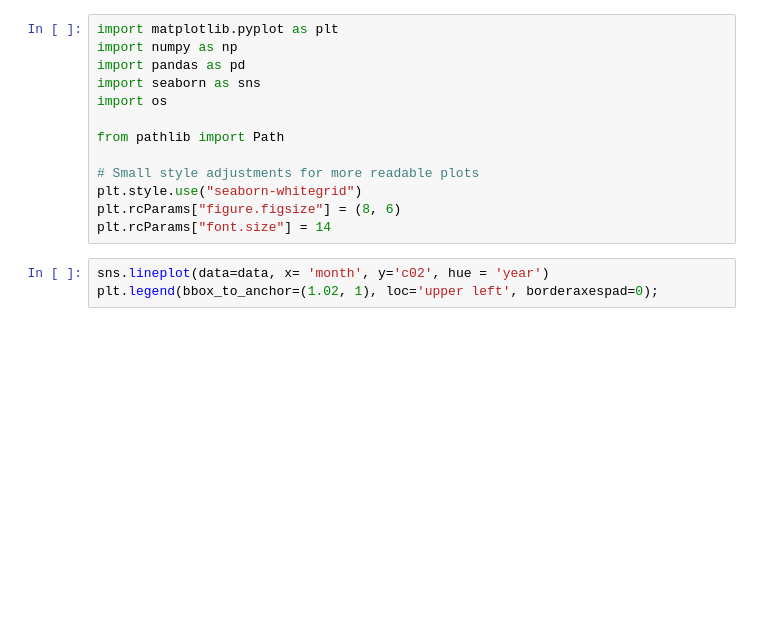
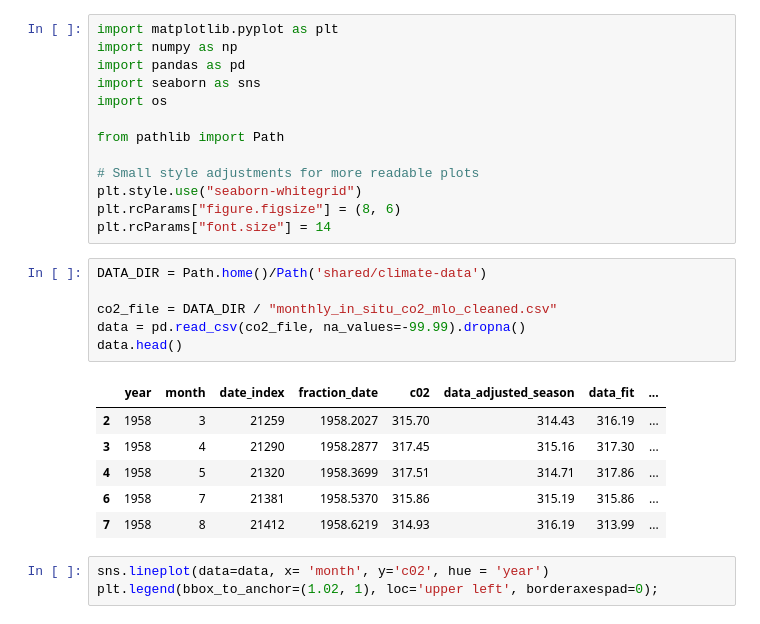
Before and after one commit to UCB-stat-159-s23/hw03-Group14, a Jupyter notebook: climate-Q01.ipynb, the cells around one changed output. Cells and saved outputs as stored; diff of their text form; blank space fills up the shorter version.

Commit message:
added df data

```diff
--- a/climate-Q01.ipynb
+++ b/climate-Q01.ipynb
@@ -13,6 +13,19 @@ from pathlib import Path
 plt.style.use("seaborn-whitegrid")
 plt.rcParams["figure.figsize"] = (8, 6)
 plt.rcParams["font.size"] = 14
+# %%
+DATA_DIR = Path.home()/Path('shared/climate-data')
+
+co2_file = DATA_DIR / "monthly_in_situ_co2_mlo_cleaned.csv"
+data = pd.read_csv(co2_file, na_values=-99.99).dropna()
+data.head()
+# %% [output]
+|  | year | month | date_index | fraction_date | c02 | data_adjusted_season | data_fit | ... |
+| 2 | 1958 | 3 | 21259 | 1958.2027 | 315.70 | 314.43 | 316.19 | ... |
+| 3 | 1958 | 4 | 21290 | 1958.2877 | 317.45 | 315.16 | 317.30 | ... |
+| 4 | 1958 | 5 | 21320 | 1958.3699 | 317.51 | 314.71 | 317.86 | ... |
+| 6 | 1958 | 7 | 21381 | 1958.5370 | 315.86 | 315.19 | 315.86 | ... |
+| 7 | 1958 | 8 | 21412 | 1958.6219 | 314.93 | 316.19 | 313.99 | ... |
 # %%
 sns.lineplot(data=data, x= 'month', y='c02', hue = 'year')
 plt.legend(bbox_to_anchor=(1.02, 1), loc='upper left', borderaxespad=0);
```
